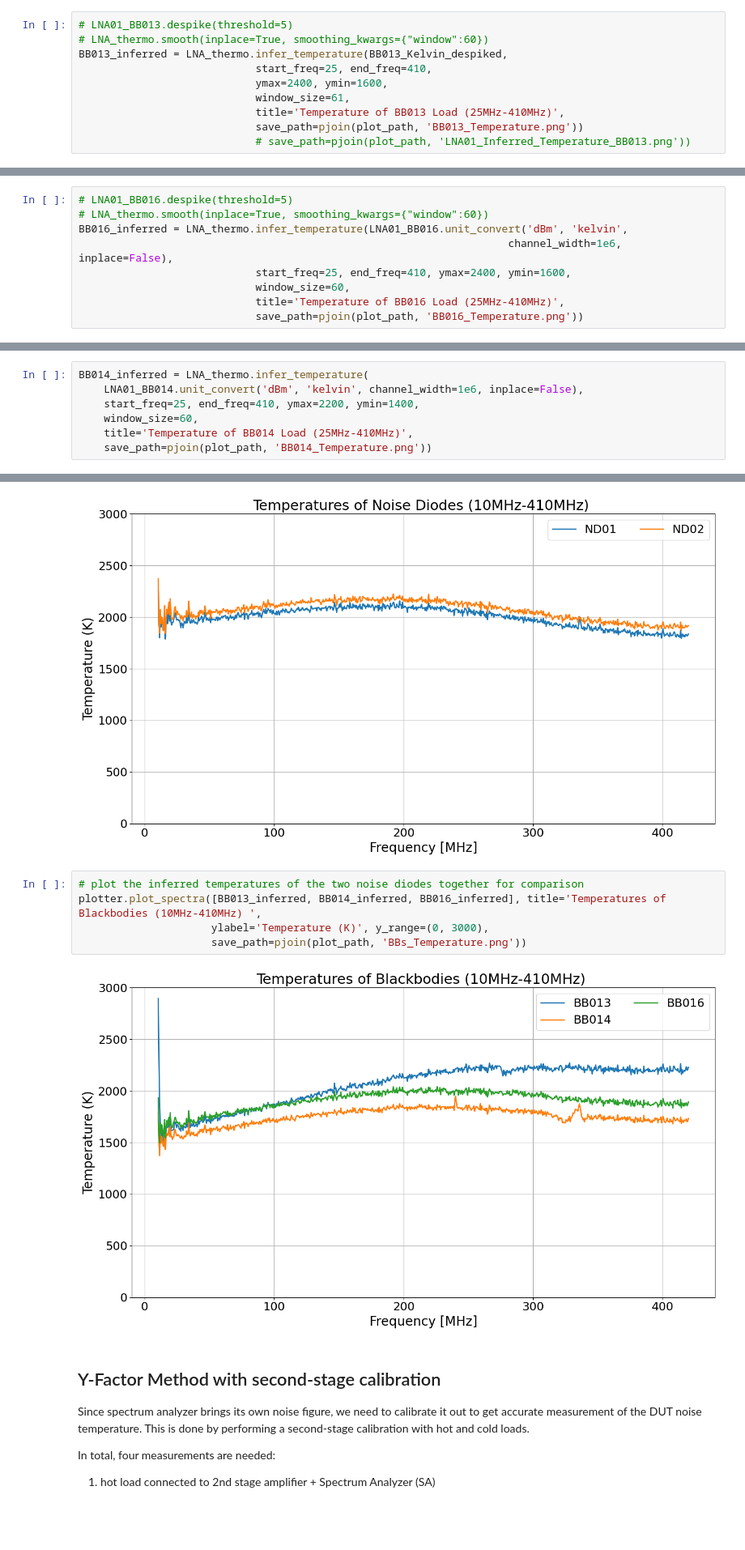
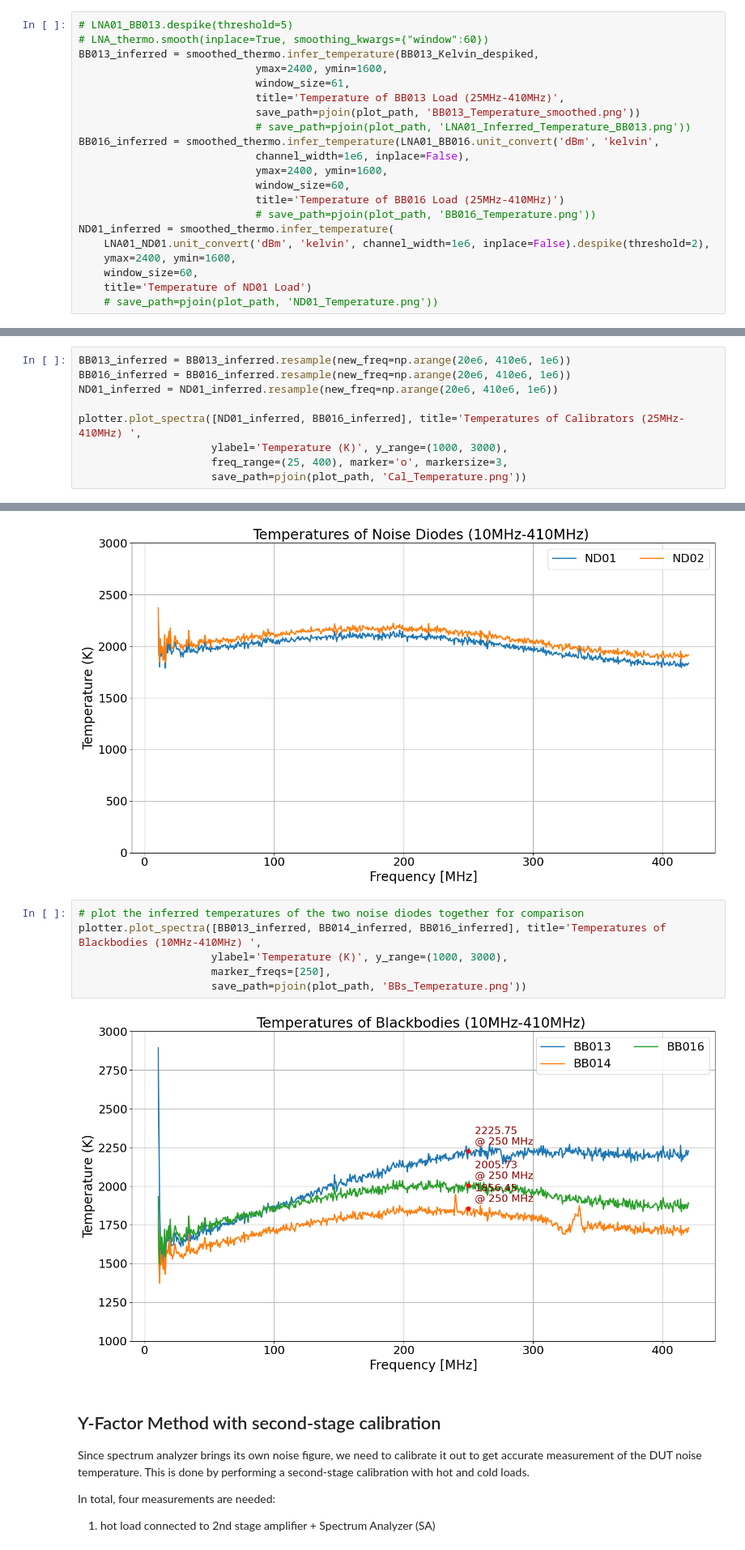
Before and after one commit to alhosani-abdulla/Highz-EXP, a Jupyter notebook: notebooks/Y_factor.ipynb, the cells around one changed output, grey strips where cells are left out. Shown at 81% size. Saved outputs shown, nothing was run; the diff lists cells and outputs as text; blank space fills up the shorter version.

```diff
--- a/notebooks/Y_factor.ipynb
+++ b/notebooks/Y_factor.ipynb
@@ -187,11 +171,22 @@ plotter.plot_spectra([BB013_Kelvin, BB013_Kelvin_despiked], title='BB013 Load Te
 # %%
 # LNA01_BB013.despike(threshold=5)
 # LNA_thermo.smooth(inplace=True, smoothing_kwargs={"window":60})
-BB013_inferred = LNA_thermo.infer_temperature(BB013_Kelvin_despiked,
-                            start_freq=25, end_freq=410,
+BB013_inferred = smoothed_thermo.infer_temperature(BB013_Kelvin_despiked,
                             ymax=2400, ymin=1600,
                             window_size=61,
                             title='Temperature of BB013 Load (25MHz-410MHz)',
-                            save_path=pjoin(plot_path, 'BB013_Temperature.png'))
+                            save_path=pjoin(plot_path, 'BB013_Temperature_smoothed.png'))
                             # save_path=pjoin(plot_path, 'LNA01_Inferred_Temperature_BB013.png'))
+BB016_inferred = smoothed_thermo.infer_temperature(LNA01_BB016.unit_convert('dBm', 'kelvin',
+                            channel_width=1e6, inplace=False),
+                            ymax=2400, ymin=1600,
+                            window_size=60,
+                            title='Temperature of BB016 Load (25MHz-410MHz)')
+                            # save_path=pjoin(plot_path, 'BB016_Temperature.png'))
+ND01_inferred = smoothed_thermo.infer_temperature(
+    LNA01_ND01.unit_convert('dBm', 'kelvin', channel_width=1e6, inplace=False).despike(threshold=2),
+    ymax=2400, ymin=1600,
+    window_size=60,
+    title='Temperature of ND01 Load')
+    # save_path=pjoin(plot_path, 'ND01_Temperature.png'))
 # %% [output]
@@ -199,9 +195,0 @@ BB013_inferred = LNA_thermo.infer_temperature(BB013_Kelvin_despiked,
-# %%
-# LNA01_BB016.despike(threshold=5)
-# LNA_thermo.smooth(inplace=True, smoothing_kwargs={"window":60})
-BB016_inferred = LNA_thermo.infer_temperature(LNA01_BB016.unit_convert('dBm', 'kelvin',
-                                                                    channel_width=1e6, inplace=False),
-                            start_freq=25, end_freq=410, ymax=2400, ymin=1600,
-                            window_size=60,
-                            title='Temperature of BB016 Load (25MHz-410MHz)',
-                            save_path=pjoin(plot_path, 'BB016_Temperature.png'))
@@ -210,7 +195,0 @@ BB016_inferred = LNA_thermo.infer_temperature(LNA01_BB016.unit_convert('dBm', 'k
-# %%
-BB014_inferred = LNA_thermo.infer_temperature(
-    LNA01_BB014.unit_convert('dBm', 'kelvin', channel_width=1e6, inplace=False),
-    start_freq=25, end_freq=410, ymax=2200, ymin=1400,
-    window_size=60,
-    title='Temperature of BB014 Load (25MHz-410MHz)',
-    save_path=pjoin(plot_path, 'BB014_Temperature.png'))
@@ -218,0 +196,9 @@ BB014_inferred = LNA_thermo.infer_temperature(
+# %%
+BB013_inferred = BB013_inferred.resample(new_freq=np.arange(20e6, 410e6, 1e6))
+BB016_inferred = BB016_inferred.resample(new_freq=np.arange(20e6, 410e6, 1e6))
+ND01_inferred = ND01_inferred.resample(new_freq=np.arange(20e6, 410e6, 1e6))
+
+plotter.plot_spectra([ND01_inferred, BB016_inferred], title='Temperatures of Calibrators (25MHz-410MHz) ',
+                     ylabel='Temperature (K)', y_range=(1000, 3000),
+                     freq_range=(25, 400), marker='o', markersize=3,
+                     save_path=pjoin(plot_path, 'Cal_Temperature.png'))
@@ -244,10 +232,11 @@ plotter.plot_spectra([ND01_inferred, ND02_inferred], title='Temperatures of Nois
 # %%
 # plot the inferred temperatures of the two noise diodes together for comparison
 plotter.plot_spectra([BB013_inferred, BB014_inferred, BB016_inferred], title='Temperatures of Blackbodies (10MHz-410MHz) ',
-                     ylabel='Temperature (K)', y_range=(0, 3000),
+                     ylabel='Temperature (K)', y_range=(1000, 3000),
+                     marker_freqs=[250],
                      save_path=pjoin(plot_path, 'BBs_Temperature.png'))
 # %% [output]
-[figure, old version]
+[figure, new version]
 # %% [markdown]
 ## Y-Factor Method with second-stage calibration
 Since spectrum analyzer brings its own noise figure, we need to calibrate it out to get accurate measurement of the DUT noise temperature. This is done by performing a second-stage calibration with hot and cold loads.
```
Also changed, not shown: parts of 16 cells of this notebook, 6 other files.
